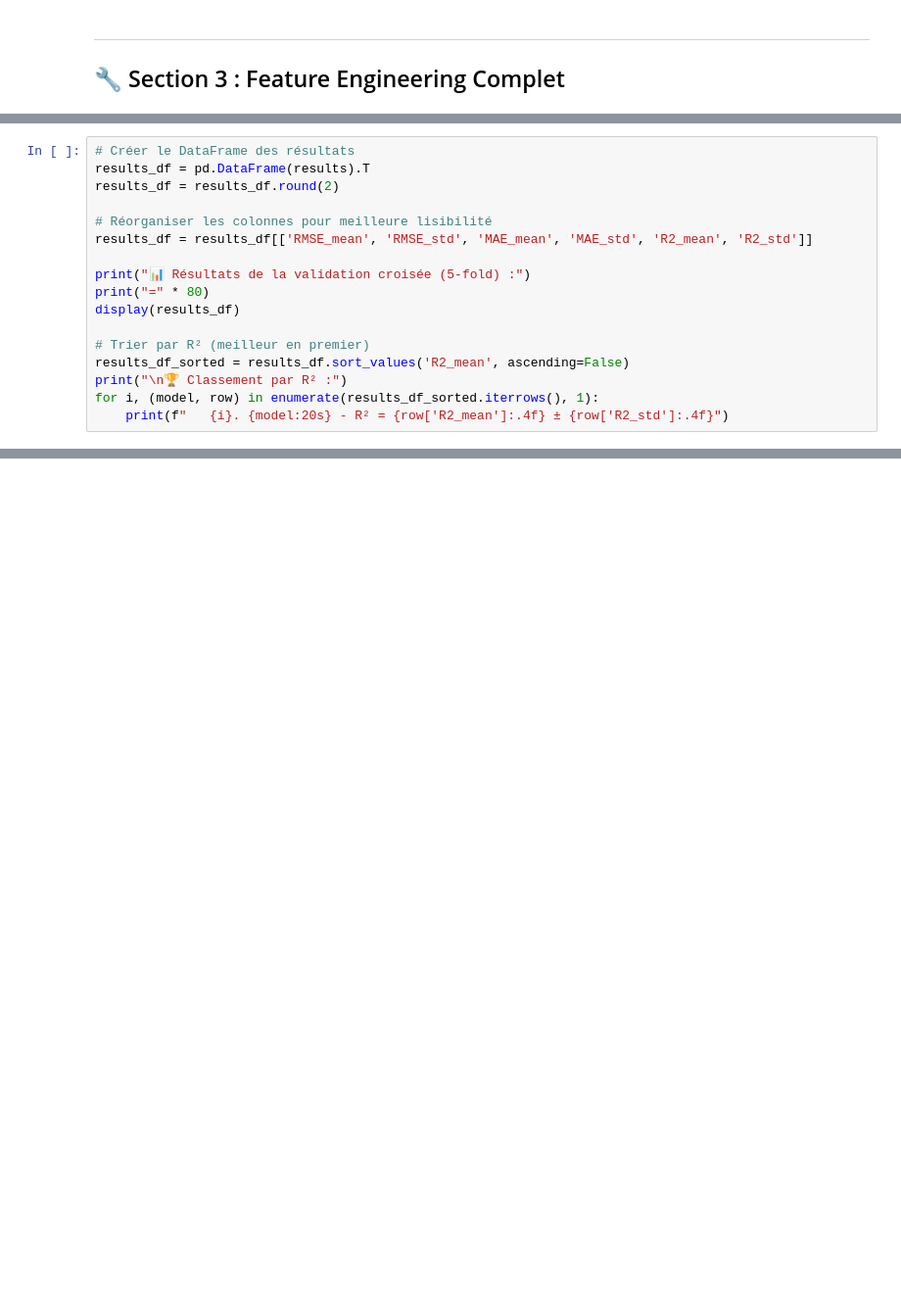
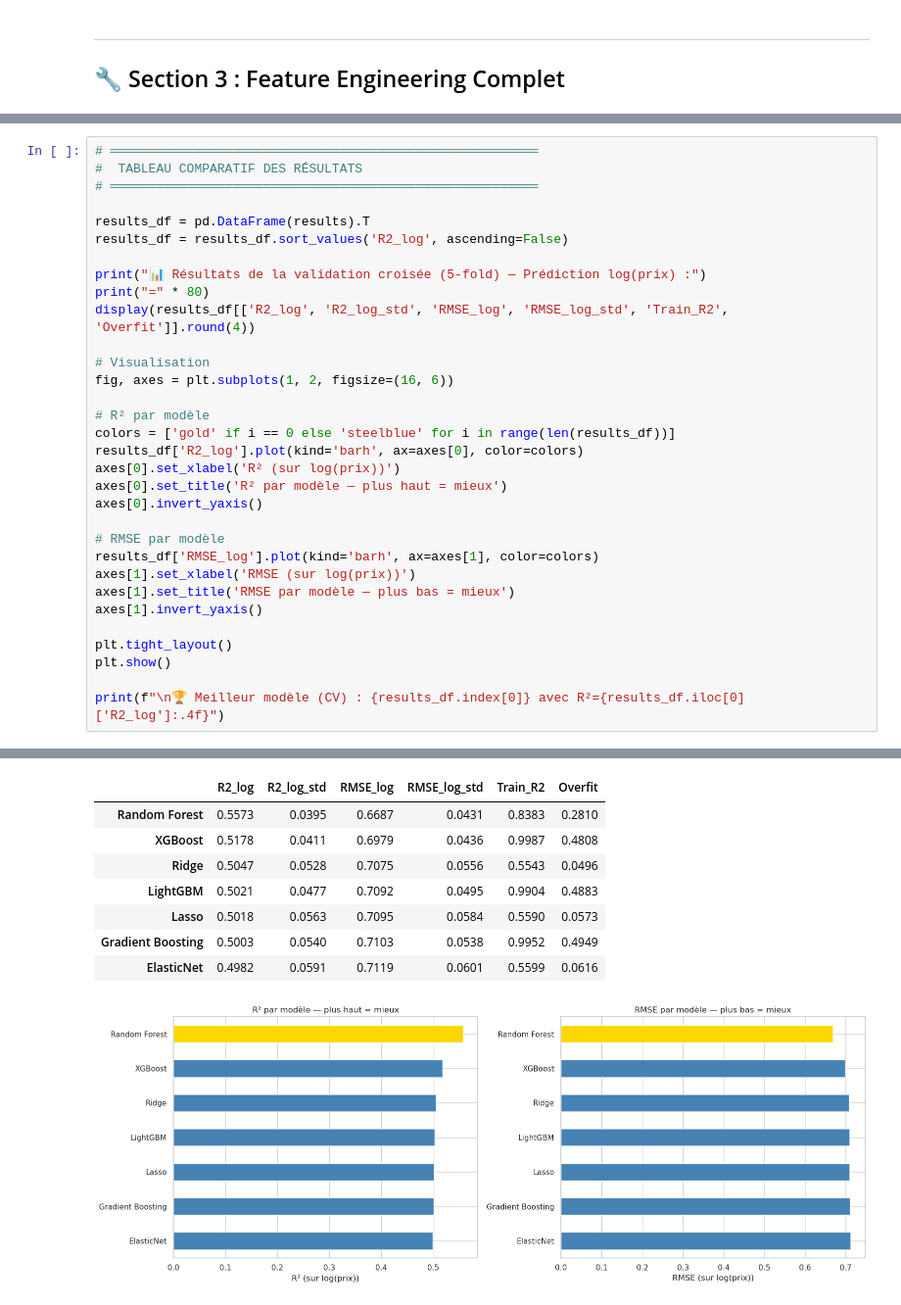
Before and after one commit to AymanMady/immobilier-price-prediction, a Jupyter notebook: notebooks/04_modeling.ipynb, the cells around one changed output, grey strips where cells are left out. Shown at 98% size. Drawn from its saved outputs; the diff is of its cells as text; blank space fills up the shorter version.

```diff
--- a/notebooks/04_modeling.ipynb
+++ b/notebooks/04_modeling.ipynb
@@ -503,17 +125,0 @@ print("✅ Validation croisée terminée !")
-# %%
-# Créer le DataFrame des résultats
-results_df = pd.DataFrame(results).T
-results_df = results_df.round(2)
-
-# Réorganiser les colonnes pour meilleure lisibilité
-results_df = results_df[['RMSE_mean', 'RMSE_std', 'MAE_mean', 'MAE_std', 'R2_mean', 'R2_std']]
-
-print("📊 Résultats de la validation croisée (5-fold) :")
-print("=" * 80)
-display(results_df)
-
-# Trier par R² (meilleur en premier)
-results_df_sorted = results_df.sort_values('R2_mean', ascending=False)
-print("\n🏆 Classement par R² :")
-for i, (model, row) in enumerate(results_df_sorted.iterrows(), 1):
-    print(f"   {i}. {model:20s} - R² = {row['R2_mean']:.4f} ± {row['R2_std']:.4f}")
@@ -910,0 +539,33 @@ print(f"   📈 R² sur test set : {r2_test:.4f}")
+# %%
+# ════════════════════════════════════════════════════════
+#  TABLEAU COMPARATIF DES RÉSULTATS
+# ════════════════════════════════════════════════════════
+
+results_df = pd.DataFrame(results).T
+results_df = results_df.sort_values('R2_log', ascending=False)
+
+print("📊 Résultats de la validation croisée (5-fold) — Prédiction log(prix) :")
+print("=" * 80)
+display(results_df[['R2_log', 'R2_log_std', 'RMSE_log', 'RMSE_log_std', 'Train_R2', 'Overfit']].round(4))
+
+# Visualisation
+fig, axes = plt.subplots(1, 2, figsize=(16, 6))
+
+# R² par modèle
+colors = ['gold' if i == 0 else 'steelblue' for i in range(len(results_df))]
+results_df['R2_log'].plot(kind='barh', ax=axes[0], color=colors)
+axes[0].set_xlabel('R² (sur log(prix))')
+axes[0].set_title('R² par modèle — plus haut = mieux')
+axes[0].invert_yaxis()
+
+# RMSE par modèle
+results_df['RMSE_log'].plot(kind='barh', ax=axes[1], color=colors)
+axes[1].set_xlabel('RMSE (sur log(prix))')
+axes[1].set_title('RMSE par modèle — plus bas = mieux')
+axes[1].invert_yaxis()
+
+plt.tight_layout()
+plt.show()
+
+print(f"\n🏆 Meilleur modèle (CV) : {results_df.index[0]} avec R²={results_df.iloc[0]['R2_log']:.4f}")
+# %% [output]
@@ -910,0 +574,9 @@ print(f"   📈 R² sur test set : {r2_test:.4f}")
+|  | R2_log | R2_log_std | RMSE_log | RMSE_log_std | Train_R2 | Overfit |
+| Random Forest | 0.5573 | 0.0395 | 0.6687 | 0.0431 | 0.8383 | 0.2810 |
+| XGBoost | 0.5178 | 0.0411 | 0.6979 | 0.0436 | 0.9987 | 0.4808 |
+| Ridge | 0.5047 | 0.0528 | 0.7075 | 0.0556 | 0.5543 | 0.0496 |
+| LightGBM | 0.5021 | 0.0477 | 0.7092 | 0.0495 | 0.9904 | 0.4883 |
+| Lasso | 0.5018 | 0.0563 | 0.7095 | 0.0584 | 0.5590 | 0.0573 |
+| Gradient Boosting | 0.5003 | 0.0540 | 0.7103 | 0.0538 | 0.9952 | 0.4949 |
+| ElasticNet | 0.4982 | 0.0591 | 0.7119 | 0.0601 | 0.5599 | 0.0616 |
+[figure, added]
```
Also changed, not shown: parts of 69 cells of this notebook, 6 other files.
